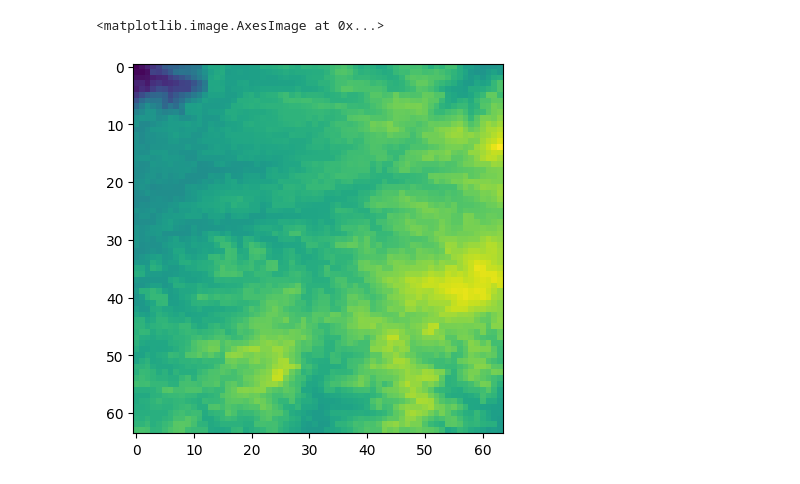
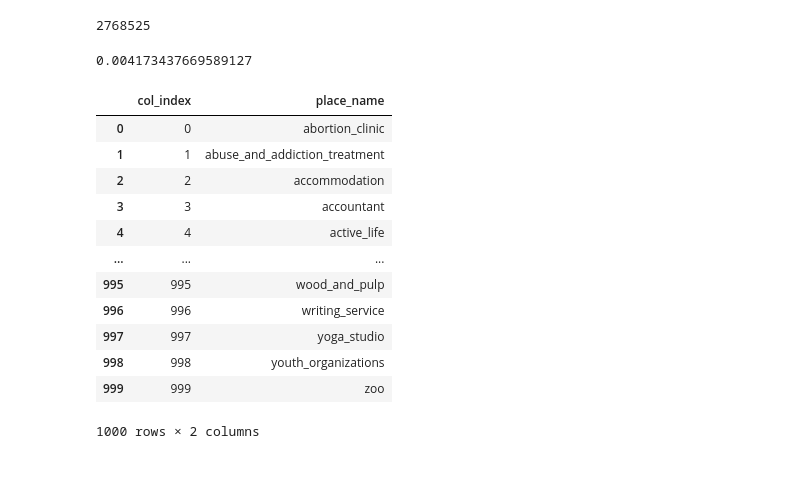
Before and after one commit to ckrapu/vectorgeo, a Jupyter notebook: scratchpad.ipynb, the cells around one changed output. Drawn from its saved outputs; the diff is of its cells as text; code cells hidden in the pictures.

```diff
--- a/scratchpad.ipynb
+++ b/scratchpad.ipynb
@@ -48,5 +106,24 @@ plt.imshow(patch)
-# %%
-plt.imshow(patch_dem)
-# %% [output]
-<matplotlib.image.AxesImage at 0x...>
-[figure, removed]
+# %%
+sparse_matrix.nnz
+# %% [output]
+2768525
+# %%
+sparse_matrix.nnz / (663368 * 1000)
+# %% [output]
+0.004173437669589127
+# %%
+place_name_df
+# %% [output]
+|  | col_index | place_name |
+| 0 | 0 | abortion_clinic |
+| 1 | 1 | abuse_and_addiction_treatment |
+| 2 | 2 | accommodation |
+| 3 | 3 | accountant |
+| 4 | 4 | active_life |
+| ... | ... | ... |
+| 995 | 995 | wood_and_pulp |
+| 996 | 996 | writing_service |
+| 997 | 997 | yoga_studio |
+| 998 | 998 | youth_organizations |
+| 999 | 999 | zoo |
+1000 rows × 2 columns
```
Also changed, not shown: parts of 9 cells of this notebook, 5 other files.
